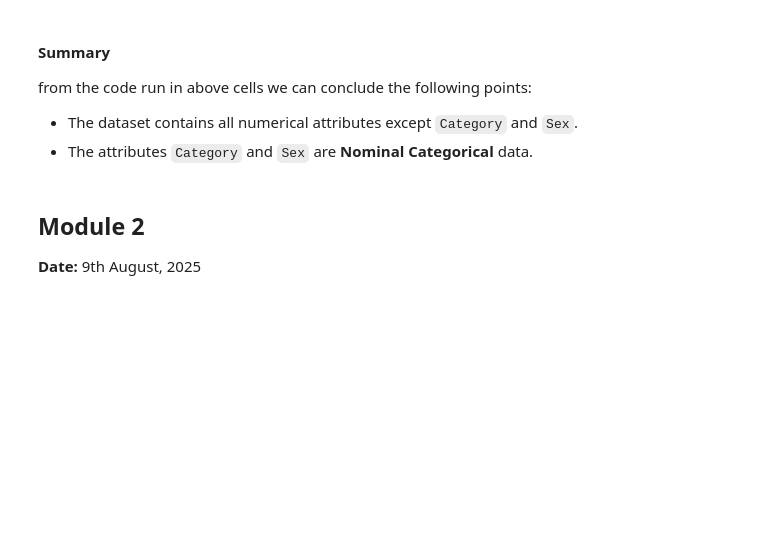
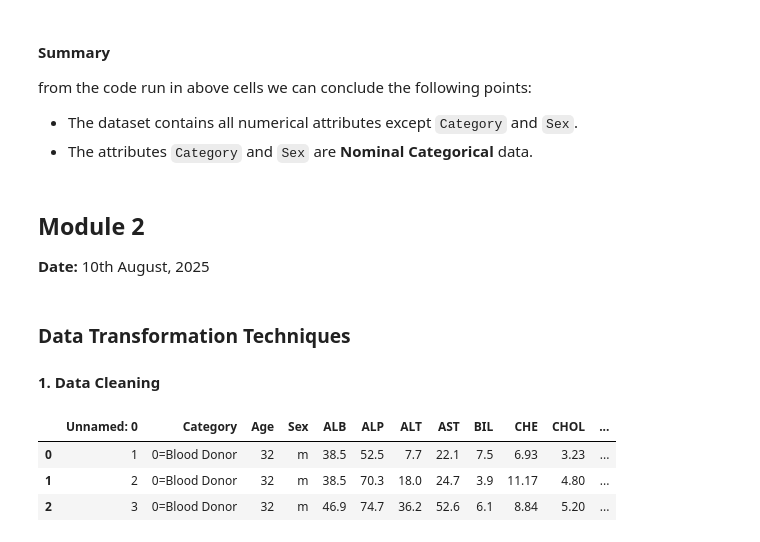
Before and after one commit to bootycurry/eda-assessment, a Jupyter notebook: 22BDS0142.ipynb, the cells around one changed output. Saved outputs shown, nothing was run; the diff lists cells and outputs as text; code cells hidden in the pictures; blank space fills up the shorter version.

Commit message:
feat: added code for data cleaning and deduplication

```diff
--- a/22BDS0142.ipynb
+++ b/22BDS0142.ipynb
@@ -97,4 +97,14 @@ from the code run in above cells we can conclude the following points:
 - The attributes `Category` and `Sex` are **Nominal Categorical** data.
 # %% [markdown]
 ## Module 2
-**Date:** 9th August, 2025
+**Date:** 10th August, 2025
+# %% [markdown]
+### Data Transformation Techniques
+#### 1. Data Cleaning
+# %%
+df.head(3)
+# %% [output]
+|  | Unnamed: 0 | Category | Age | Sex | ALB | ALP | ALT | AST | BIL | CHE | CHOL | ... |
+| 0 | 1 | 0=Blood Donor | 32 | m | 38.5 | 52.5 | 7.7 | 22.1 | 7.5 | 6.93 | 3.23 | ... |
+| 1 | 2 | 0=Blood Donor | 32 | m | 38.5 | 70.3 | 18.0 | 24.7 | 3.9 | 11.17 | 4.80 | ... |
+| 2 | 3 | 0=Blood Donor | 32 | m | 46.9 | 74.7 | 36.2 | 52.6 | 6.1 | 8.84 | 5.20 | ... |
```
Also changed, not shown: parts of 5 cells of this notebook.
